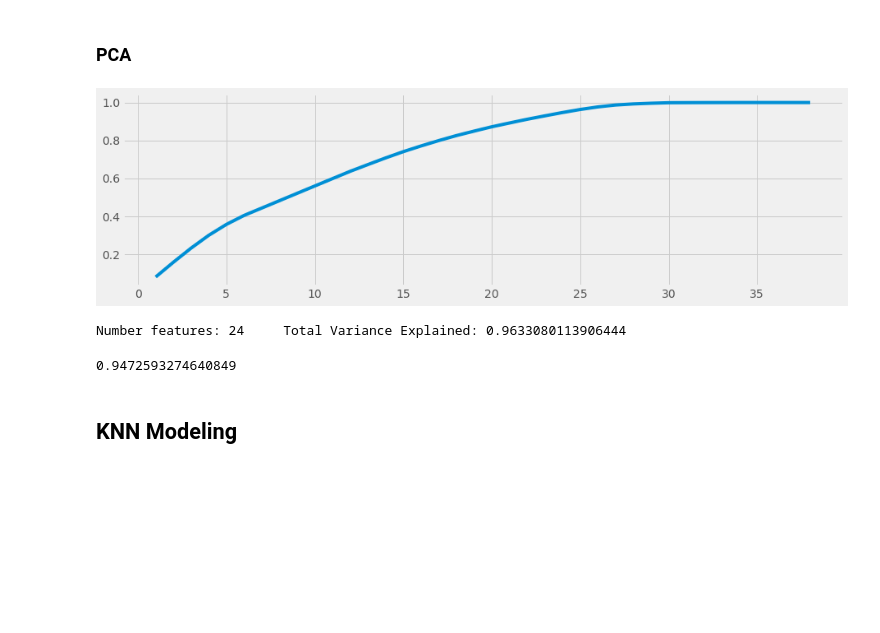
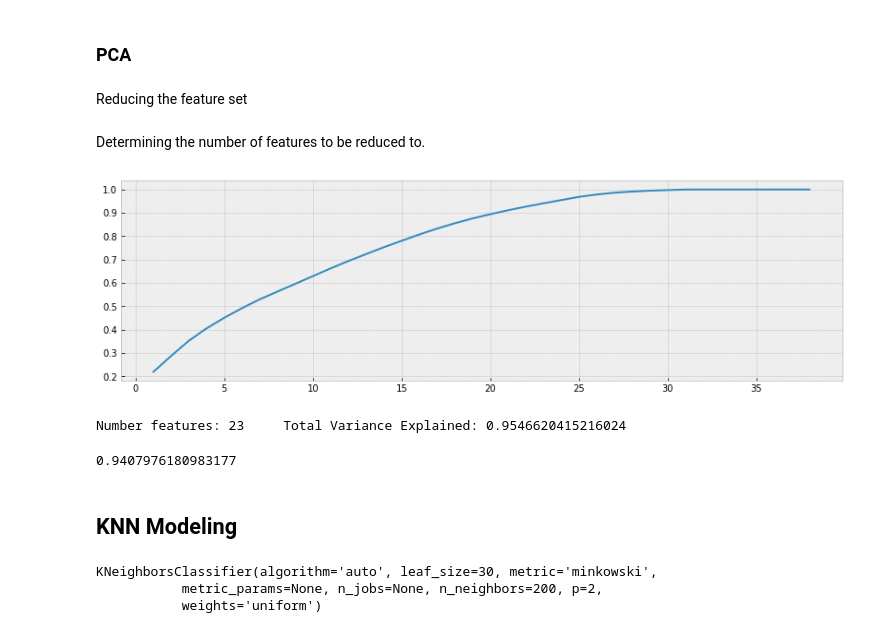
Before and after one commit to marcosan93/Stock-Analyzer, a Jupyter notebook: Classification/Modeling-KNN.ipynb, the cells around one changed output. Drawn from its saved outputs; the diff is of its cells as text; code cells hidden in the pictures; blank space fills up the shorter version.

Commit message:
KNN modeling and feature selection

```diff
--- a/Classification/Modeling-KNN.ipynb
+++ b/Classification/Modeling-KNN.ipynb
@@ -71,32 +97,52 @@ def plot_confusion_matrix(y_true, y_pred, labels=["Sell", "Buy", "Hold"],
 # %% [markdown]
 ### PCA
+# %% [markdown]
+Reducing the feature set
 # %%
 from sklearn.decomposition import PCA
 
+# Instatiating
 pca = PCA()
+
+# Fitting PCA
+X_pca = pca.fit(X_train)
-# %%
-X_pca = pca.fit_transform(X_train)
+# %% [markdown]
+Determining the number of features to be reduced to.
 # %%
-plt.style.use("fivethirtyeight")
+plt.style.use("bmh")
 plt.figure(figsize=(14,4))
-plt.plot(range(1,X_train.shape[1]+1), pca.explained_variance_ratio_.cumsum())
+plt.plot(range(1,X_train.shape[1]+1), X_pca.explained_variance_ratio_.cumsum())
 plt.show()
+
+total_explained_variance = X_pca.explained_variance_ratio_.cumsum()
+n_over_95 = len(total_explained_variance[total_explained_variance>=.95])
+n_to_reach_95 = X.shape[1] - n_over_95
+
+print(f"Number features: {n_to_reach_95}\tTotal Variance Explained: {total_explained_variance[n_to_reach_95]}")
 # %% [output]
-[figure, old version]
+[figure, new version]
+Number features: 23     Total Variance Explained: 0.9546620415216024
-# %%
-total_explained_variance = pca.explained_variance_ratio_.cumsum()
-n_over_95 = len(total_explained_variance[total_explained_variance>=.95])
-n_to_reach_95 = X.shape[1] - n_over_95
-
-print(f"Number features: {n_to_reach_95}\tTotal Variance Explained: {total_explained_variance[n_to_reach_95]}")
-# %% [output]
-Number features: 24     Total Variance Explained: 0.9633080113906444
 # %%
+# Implementing the reduced number of features
 pca = PCA(n_components=n_to_reach_95)
 
 X_pca_train = pca.fit_transform(X_train)
+X_pca_test = pca.transform(X_test)
+
 pca.explained_variance_ratio_.cumsum()[-1]
 # %% [output]
-0.9472593274640849
+0.9407976180983177
 # %% [markdown]
 ## KNN Modeling
+# %%
+from sklearn.neighbors import KNeighborsClassifier
+
+# Instatiating the model classifier
+k_clf = KNeighborsClassifier(n_neighbors=200)
+
+# Fitting to the Data
+k_clf.fit(X_pca_train, y_train)
+# %% [output]
+KNeighborsClassifier(algorithm='auto', leaf_size=30, metric='minkowski',
+           metric_params=None, n_jobs=None, n_neighbors=200, p=2,
+           weights='uniform')
```
Also changed, not shown: parts of 11 cells of this notebook, 5 other files.
